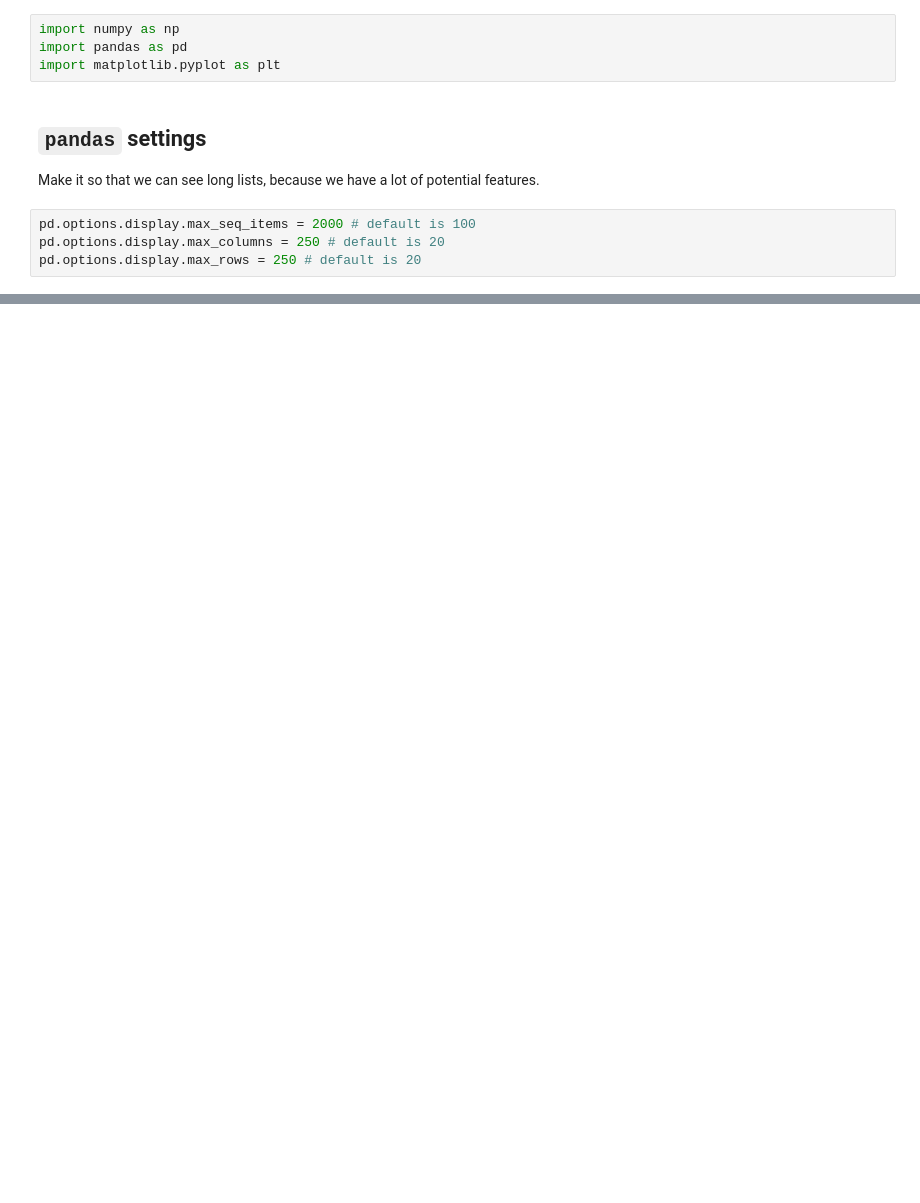
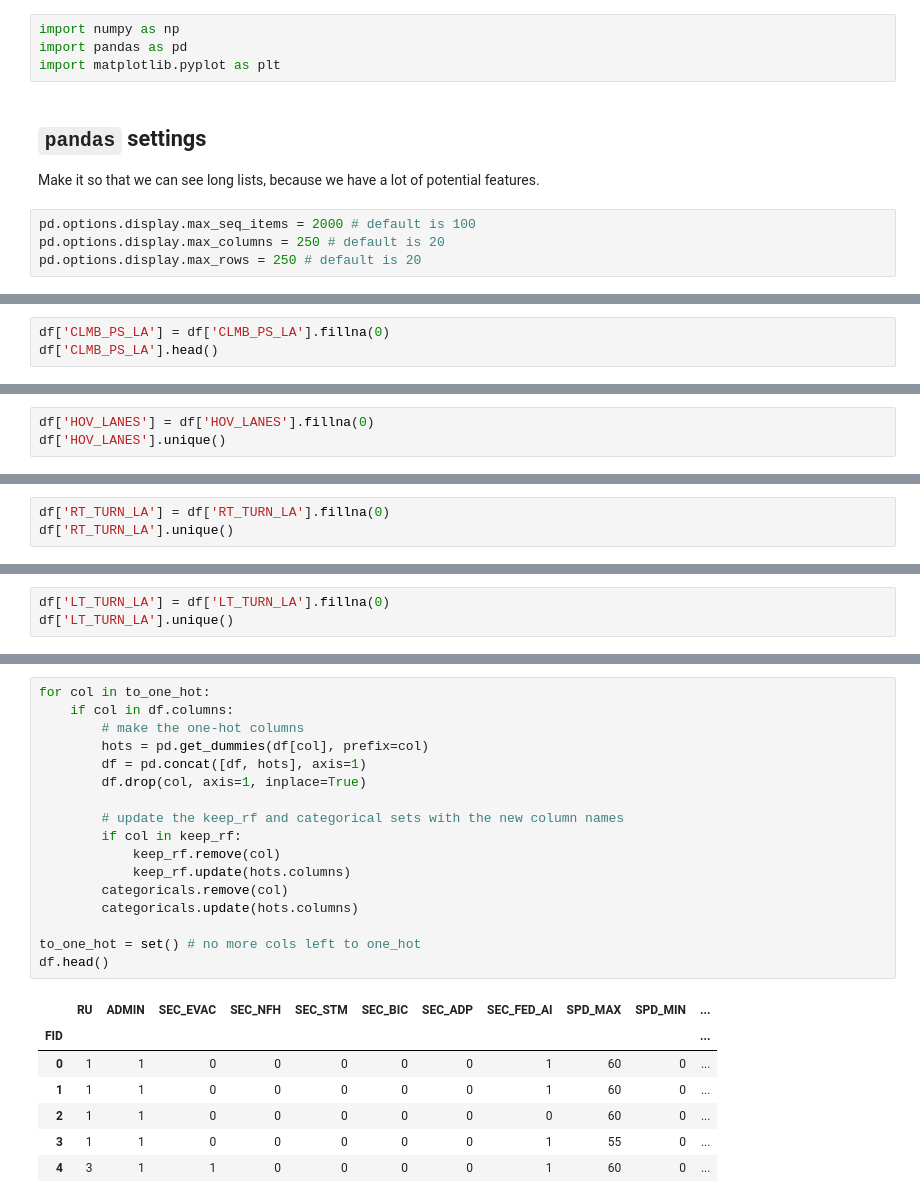
Before and after one commit to CarlinLiao/CrashByInfra, a Jupyter notebook: 1 data processing.ipynb, the cells around one changed output, grey strips where cells are left out. Cells and saved outputs as stored; diff of their text form; blank space fills up the shorter version.

```diff
--- a/1 data processing.ipynb
+++ b/1 data processing.ipynb
@@ -1080,0 +229,3 @@ df[~train_ids].to_csv('processed/test.csv', index=False)
+# %%
+df['CLMB_PS_LA'] = df['CLMB_PS_LA'].fillna(0)
+df['CLMB_PS_LA'].head()
@@ -1080,0 +254,3 @@ df[~train_ids].to_csv('processed/test.csv', index=False)
+# %%
+df['HOV_LANES'] = df['HOV_LANES'].fillna(0)
+df['HOV_LANES'].unique()
@@ -1080,0 +275,3 @@ df[~train_ids].to_csv('processed/test.csv', index=False)
+# %%
+df['RT_TURN_LA'] = df['RT_TURN_LA'].fillna(0)
+df['RT_TURN_LA'].unique()
@@ -1080,0 +294,3 @@ df[~train_ids].to_csv('processed/test.csv', index=False)
+# %%
+df['LT_TURN_LA'] = df['LT_TURN_LA'].fillna(0)
+df['LT_TURN_LA'].unique()
@@ -1080,0 +352,25 @@ df[~train_ids].to_csv('processed/test.csv', index=False)
+# %%
+for col in to_one_hot:
+    if col in df.columns:
+        # make the one-hot columns
+        hots = pd.get_dummies(df[col], prefix=col)
+        df = pd.concat([df, hots], axis=1)
+        df.drop(col, axis=1, inplace=True)
+
+        # update the keep_rf and categorical sets with the new column names
+        if col in keep_rf:
+            keep_rf.remove(col)
+            keep_rf.update(hots.columns)
+        categoricals.remove(col)
+        categoricals.update(hots.columns)
+
+to_one_hot = set() # no more cols left to one_hot
+df.head()
+# %% [output]
+|  | RU | ADMIN | SEC_EVAC | SEC_NFH | SEC_STM | SEC_BIC | SEC_ADP | SEC_FED_AI | SPD_MAX | SPD_MIN | ... |
+| FID |  |  |  |  |  |  |  |  |  |  | ... |
+| 0 | 1 | 1 | 0 | 0 | 0 | 0 | 0 | 1 | 60 | 0 | ... |
+| 1 | 1 | 1 | 0 | 0 | 0 | 0 | 0 | 1 | 60 | 0 | ... |
+| 2 | 1 | 1 | 0 | 0 | 0 | 0 | 0 | 0 | 60 | 0 | ... |
+| 3 | 1 | 1 | 0 | 0 | 0 | 0 | 0 | 1 | 55 | 0 | ... |
+| 4 | 3 | 1 | 1 | 0 | 0 | 0 | 0 | 1 | 60 | 0 | ... |
```
Also changed, not shown: parts of 322 cells of this notebook.
